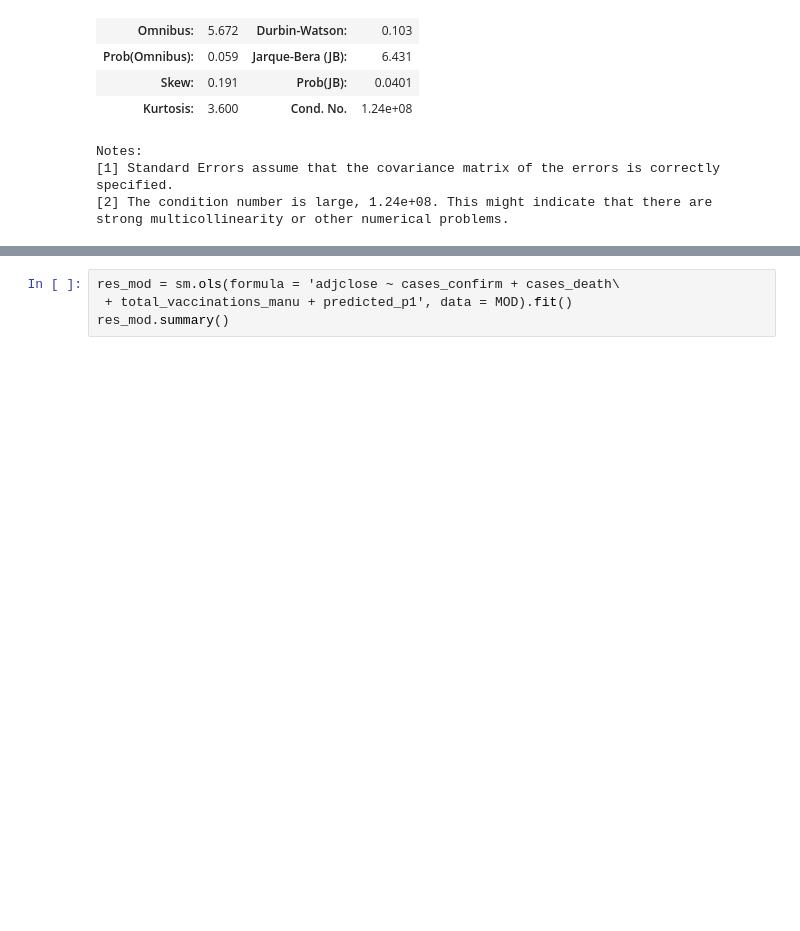
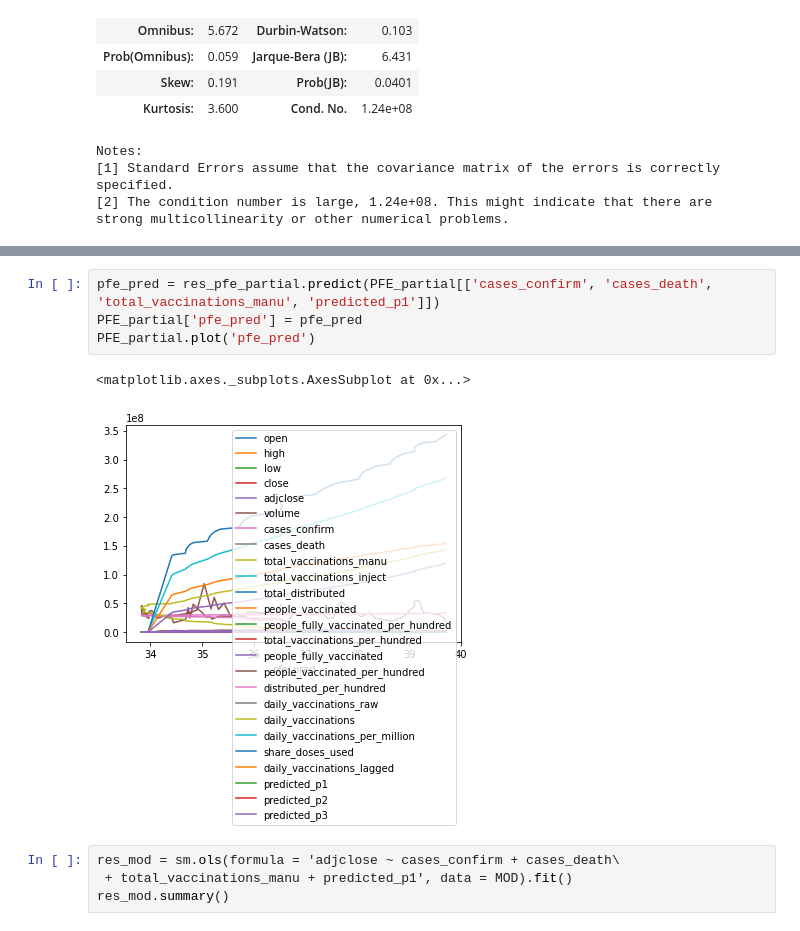
Before and after one commit to juno-yuu/COVID-Vaccine-and-Biotech-industry, a Jupyter notebook: Final_Project_Clean.ipynb, the cells around one changed output, grey strips where cells are left out. Drawn from its saved outputs; the diff is of its cells as text; blank space fills up the shorter version.

```diff
--- a/Final_Project_Clean.ipynb
+++ b/Final_Project_Clean.ipynb
@@ -501,4 +501,11 @@ Notes:
 strong multicollinearity or other numerical problems.
+# %%
+pfe_pred = res_pfe_partial.predict(PFE_partial[['cases_confirm', 'cases_death', 'total_vaccinations_manu', 'predicted_p1']])
+PFE_partial['pfe_pred'] = pfe_pred
+PFE_partial.plot('pfe_pred')
+# %% [output]
+<matplotlib.axes._subplots.AxesSubplot at 0x...>
+[figure, added]
 # %%
 res_mod = sm.ols(formula = 'adjclose ~ cases_confirm + cases_death\
  + total_vaccinations_manu + predicted_p1', data = MOD).fit()
```
Also changed, not shown: parts of 4 cells of this notebook.
